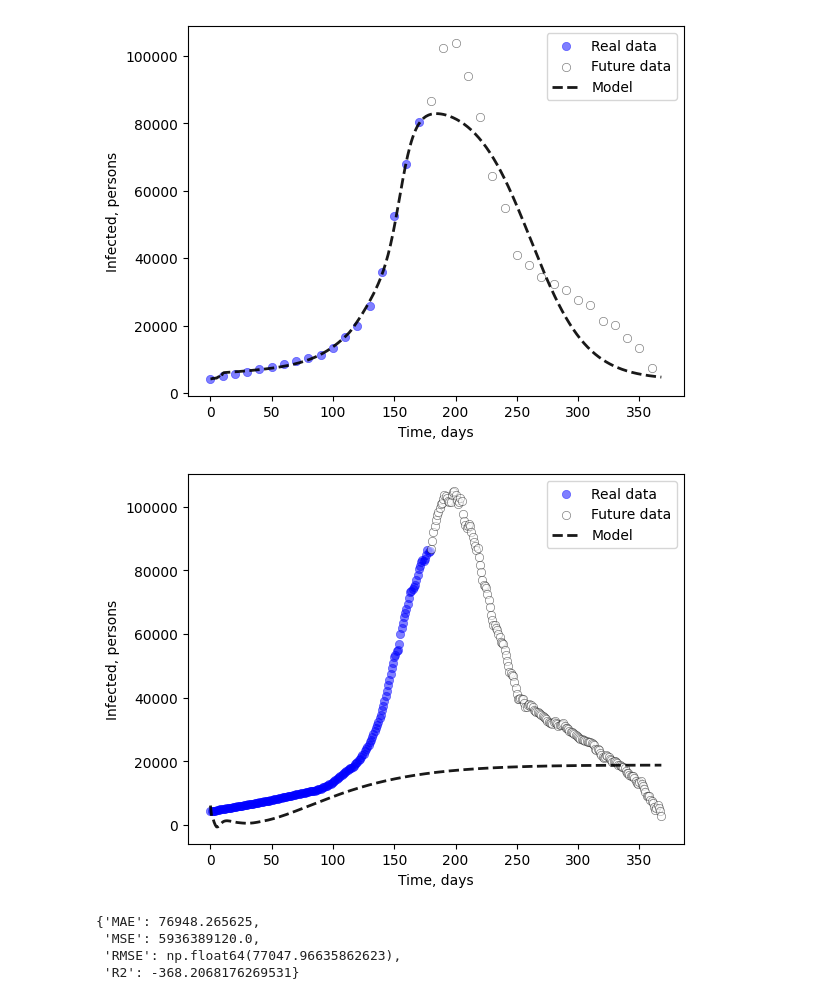
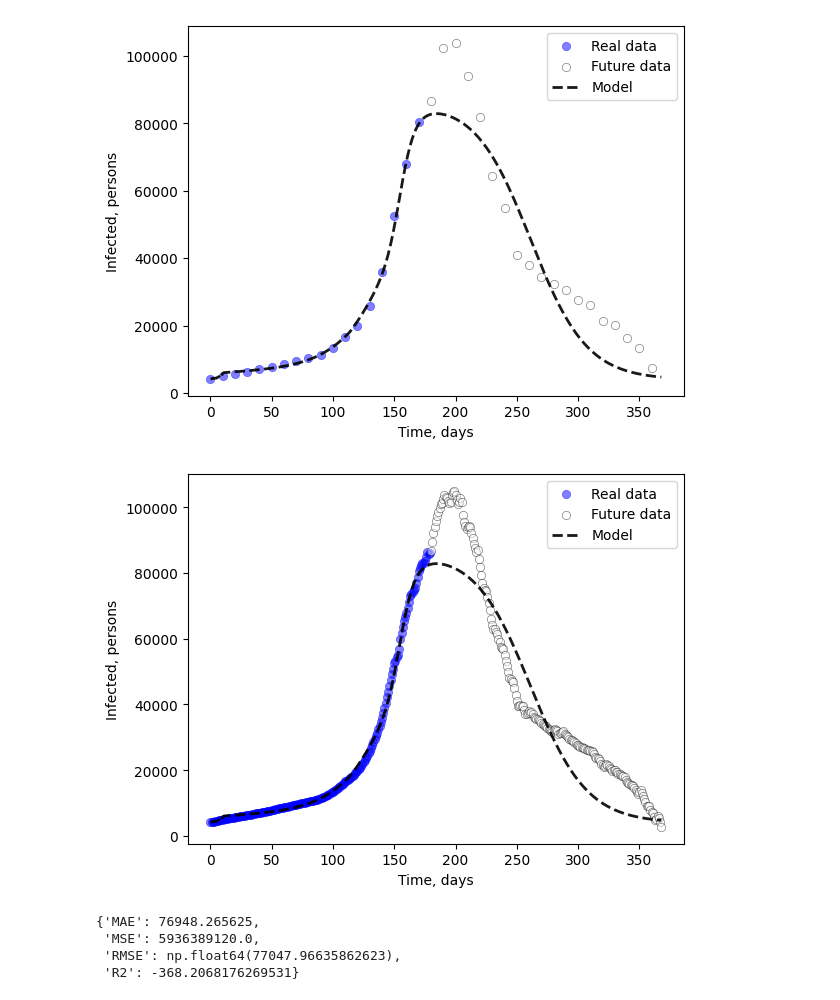
Before and after one commit to blabla9111/PINN_LLM, a Jupyter notebook: notebooks/PINN_1.ipynb, the cells around one changed output. Cells and saved outputs as stored; diff of their text form; code cells hidden in the pictures.

```diff
--- a/notebooks/PINN_1.ipynb
+++ b/notebooks/PINN_1.ipynb
@@ -354,4 +354,4 @@ Model saved to ./saved_models/dinn_1.pth
 # %%
-loaded_dinn = load_model('./saved_models/dinn_2.pth',
+loaded_dinn = load_model('../saved_models/dinn_cuda.pth',
                          timesteps, susceptible, infected, dead, recovered)
 # %% [output]
@@ -414,16 +412,16 @@ plt.show()
 # %%
 plt.scatter(timesteps[:x][::], infected[:x][::],
             c='blue', alpha=0.5, lw=0.5, label='Real data')
 plt.scatter(timesteps[x:][::], infected[x:][::], c='white',
             edgecolors='black', alpha=0.5, lw=0.5, label='Future data')
-plt.plot(timesteps, I_pred.detach().numpy(
+plt.plot(timesteps, I_pred.cpu().detach().numpy(
 ), 'black', alpha=0.9, lw=2, label='Model', linestyle='dashed')
 plt.xlabel("Time, days")
 plt.ylabel("Infected, persons")
 plt.legend()
 plt.show()
 # %% [output]
-[figure, old version]
+[figure, new version]
 # %%
 from sklearn.metrics import mean_absolute_error, mean_squared_error, r2_score
 
```
Also changed, not shown: parts of 3 cells of this notebook, 7 other files.
